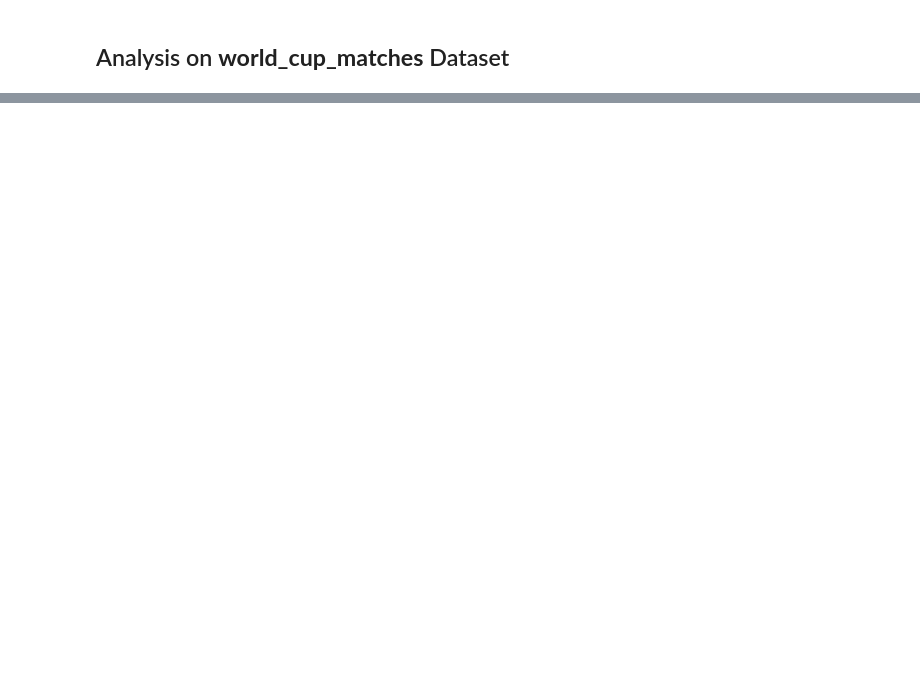
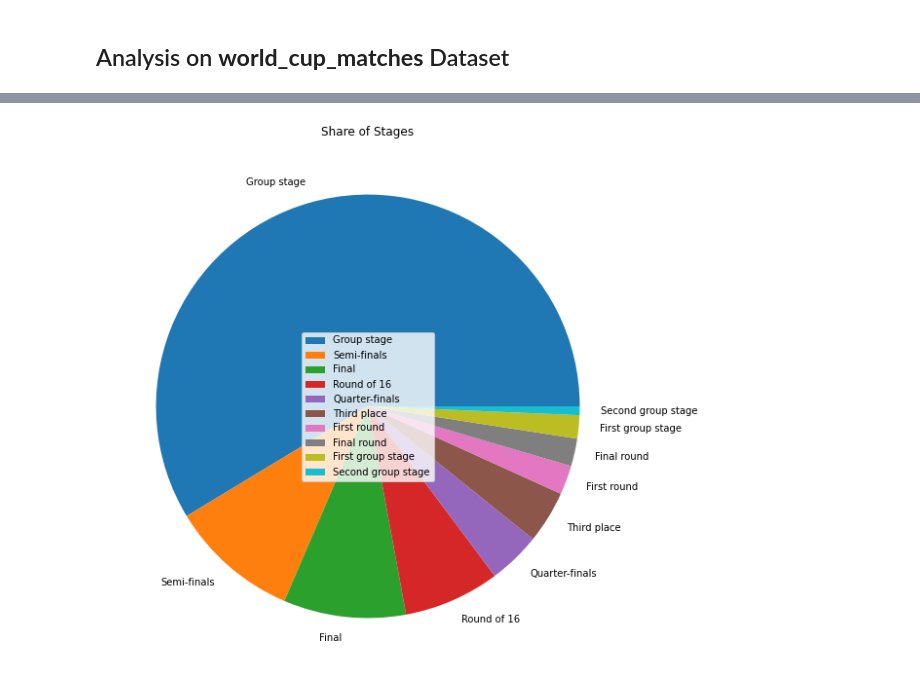
Before and after one commit to gmargonato/Machine_Learning_Projects, a Jupyter notebook: world_cup_2022.ipynb, the cells around one changed output, grey strips where cells are left out. Drawn from its saved outputs; the diff is of its cells as text; code cells hidden in the pictures; blank space fills up the shorter version.

```diff
--- a/world_cup_2022.ipynb
+++ b/world_cup_2022.ipynb
@@ -495,0 +215,8 @@ Applying the above idea to our project:
+# %%
+df_world_cup_matches = d['world_cup_matches'].copy()
+
+df_world_cup_matches = df_world_cup_matches[
+    ['Year','Stage','Home Team','Home Goals','Away Goals','Away Team','Winning Team','Win Conditions']
+]
+
+df_world_cup_matches.tail(5)
@@ -495,0 +230,17 @@ Applying the above idea to our project:
+# %%
+# Number of games played by stage
+
+#df_world_cup_matches = df_world_cup_matches.loc[df_world_cup_matches['Year'] == 2018]
+labels = df_world_cup_matches['Stage'].unique()
+slices = df_world_cup_matches['Stage'].value_counts()
+
+fig = plt.figure(figsize=(10, 10))
+plt.pie(
+    slices,
+    labels = labels,
+)
+plt.title("Share of Stages")
+plt.legend(labels,loc=10)
+plt.show()
+# %% [output]
+[figure, added]
```
Also changed, not shown: parts of 51 cells of this notebook.
